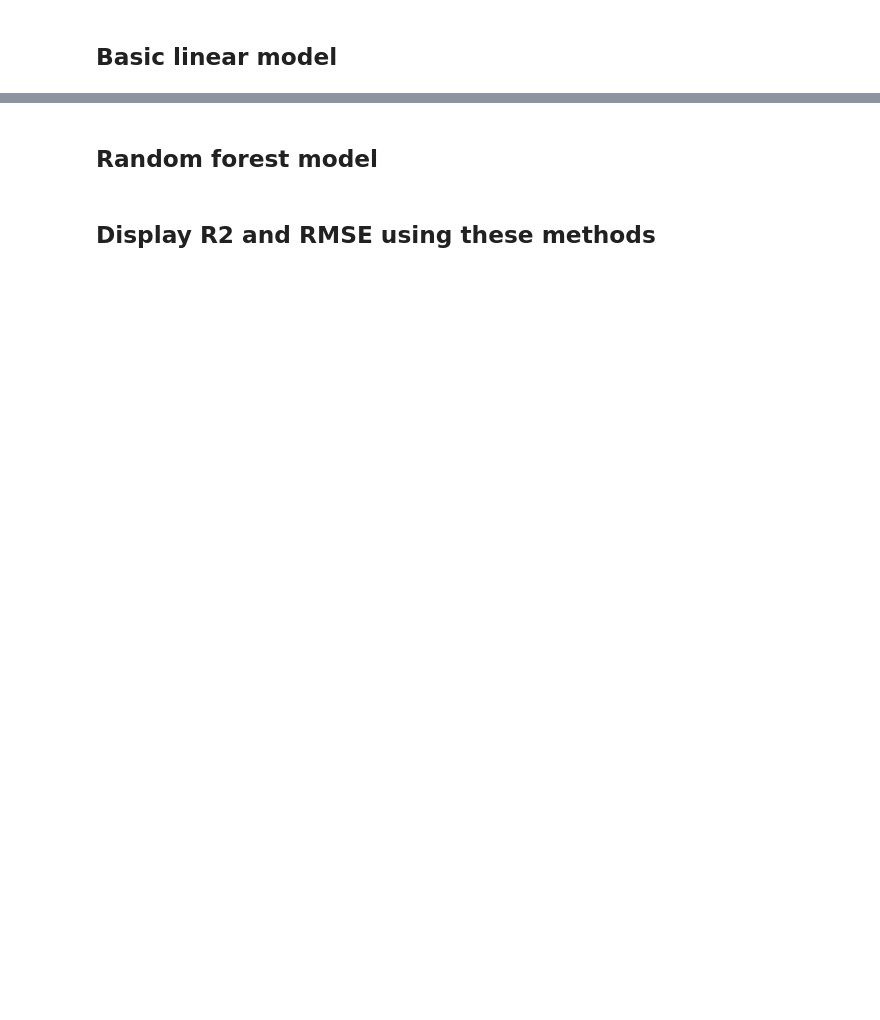
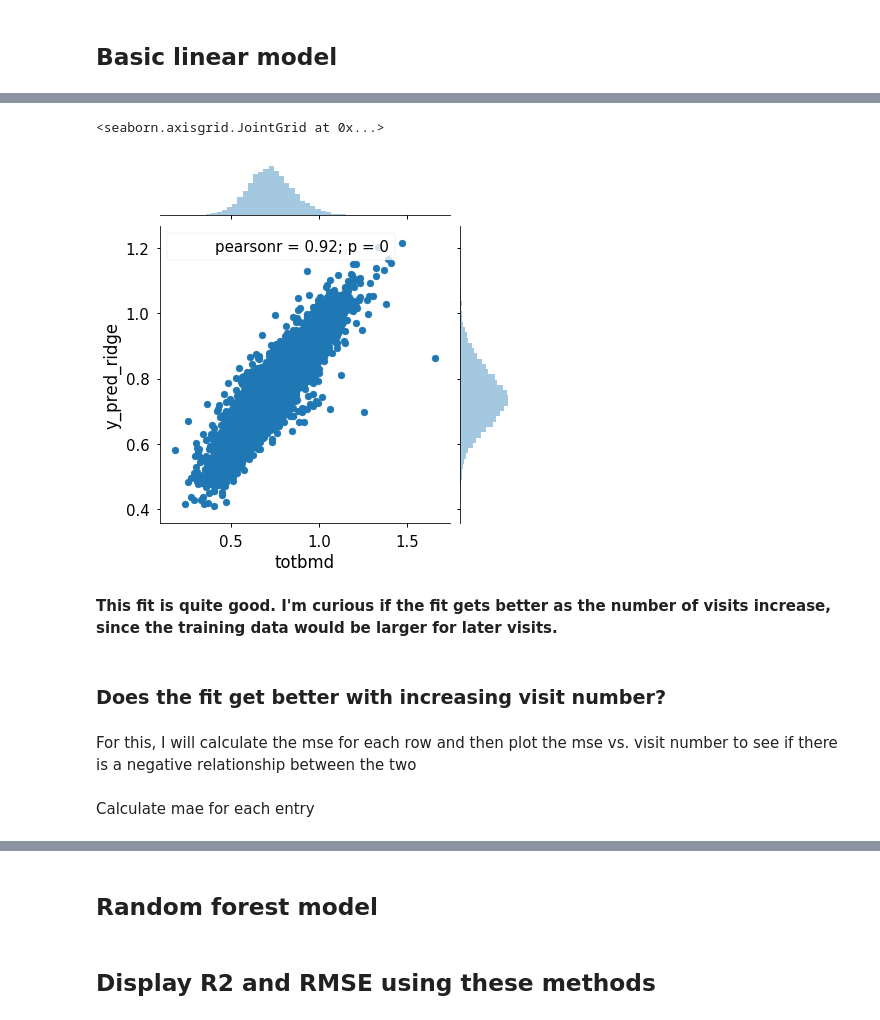
Before and after one commit to asuther/regression_methods_in_biostatistics, a Jupyter notebook: chapter_7_repeated_measures/2018.07.12-1-Explore_SOF_dataset.ipynb, the cells around one changed output, grey strips where cells are left out. Saved outputs shown, nothing was run; the diff lists cells and outputs as text; code cells hidden in the pictures; blank space fills up the shorter version.

Commit message:
Updated exploration of SOF data with modeling BMD on the given independent variables

```diff
--- a/chapter_7_repeated_measures/2018.07.12-1-Explore_SOF_dataset.ipynb
+++ b/chapter_7_repeated_measures/2018.07.12-1-Explore_SOF_dataset.ipynb
@@ -79,0 +124,3 @@ sns.pairplot(data = raw_df.dropna(subset = vars_to_plot),
+# %%
+X_no_dummies = df[['id','bmi','n_iadl','age','meno_age']]
+y = df[['totbmd']]
@@ -79,0 +129,4 @@ sns.pairplot(data = raw_df.dropna(subset = vars_to_plot),
+# %%
+X = pd.concat([X_no_dummies.drop(['id'], axis=1),
+              pd.get_dummies(X_no_dummies['id'])],
+              axis=1)
@@ -80,2 +143,6 @@ sns.pairplot(data = raw_df.dropna(subset = vars_to_plot),
 # %% [markdown]
 ## Basic linear model
+# %%
+import sklearn.linear_model as skl_lm
+import sklearn.model_selection as skl_ms
+ridge_regr = skl_lm.Ridge()
@@ -81,0 +151,24 @@ sns.pairplot(data = raw_df.dropna(subset = vars_to_plot),
+# %%
+full_pred_results = pd.DataFrame()
+for curr_visit in df['visit'].unique()[1:]:
+
+    curr_train_indexes = df.loc[
+        df['visit'] < curr_visit
+    ].index
+
+    curr_test_indexes = df.loc[
+        df['visit'] == curr_visit
+    ].index
+
+    X_train = X.loc[curr_train_indexes]
+    y_train = y.loc[curr_train_indexes]
+
+    X_test = X.loc[curr_test_indexes]
+    curr_results = df.loc[curr_test_indexes]
+
+    ridge_regr.fit(X_train, y_train)
+
+    curr_results['y_pred_ridge'] = ridge_regr.predict(X_test)
+
+    full_pred_results = pd.concat([full_pred_results,
+                                   curr_results])
@@ -81,0 +184,14 @@ sns.pairplot(data = raw_df.dropna(subset = vars_to_plot),
+# %%
+sns.jointplot(x='totbmd', y='y_pred_ridge', data=full_pred_results)
+#df.plot('totbmd', 'y_pred_ridge', kind='scatter', alpha=0.3)
+# %% [output]
+<seaborn.axisgrid.JointGrid at 0x...>
+[figure, added]
+# %% [markdown]
+**This fit is quite good. I'm curious if the fit gets better as the number of visits increase, since the training data would be larger for later visits.**
+# %% [markdown]
+### Does the fit get better with increasing visit number?
+# %% [markdown]
+For this, I will calculate the mse for each row and then plot the mse vs. visit number to see if there is a negative relationship between the two
+# %% [markdown]
+Calculate mae for each entry
```
Also changed, not shown: parts of 28 cells of this notebook.
